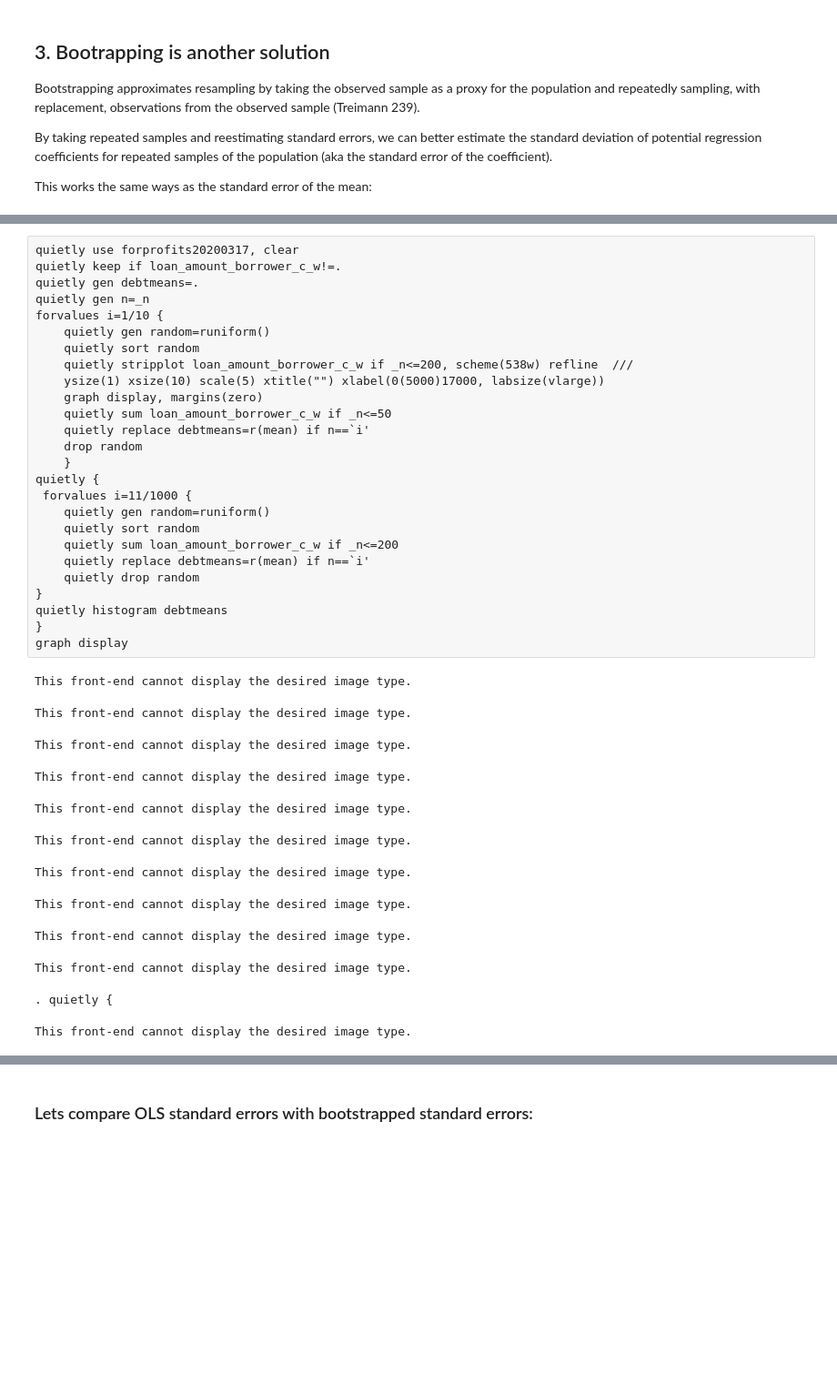
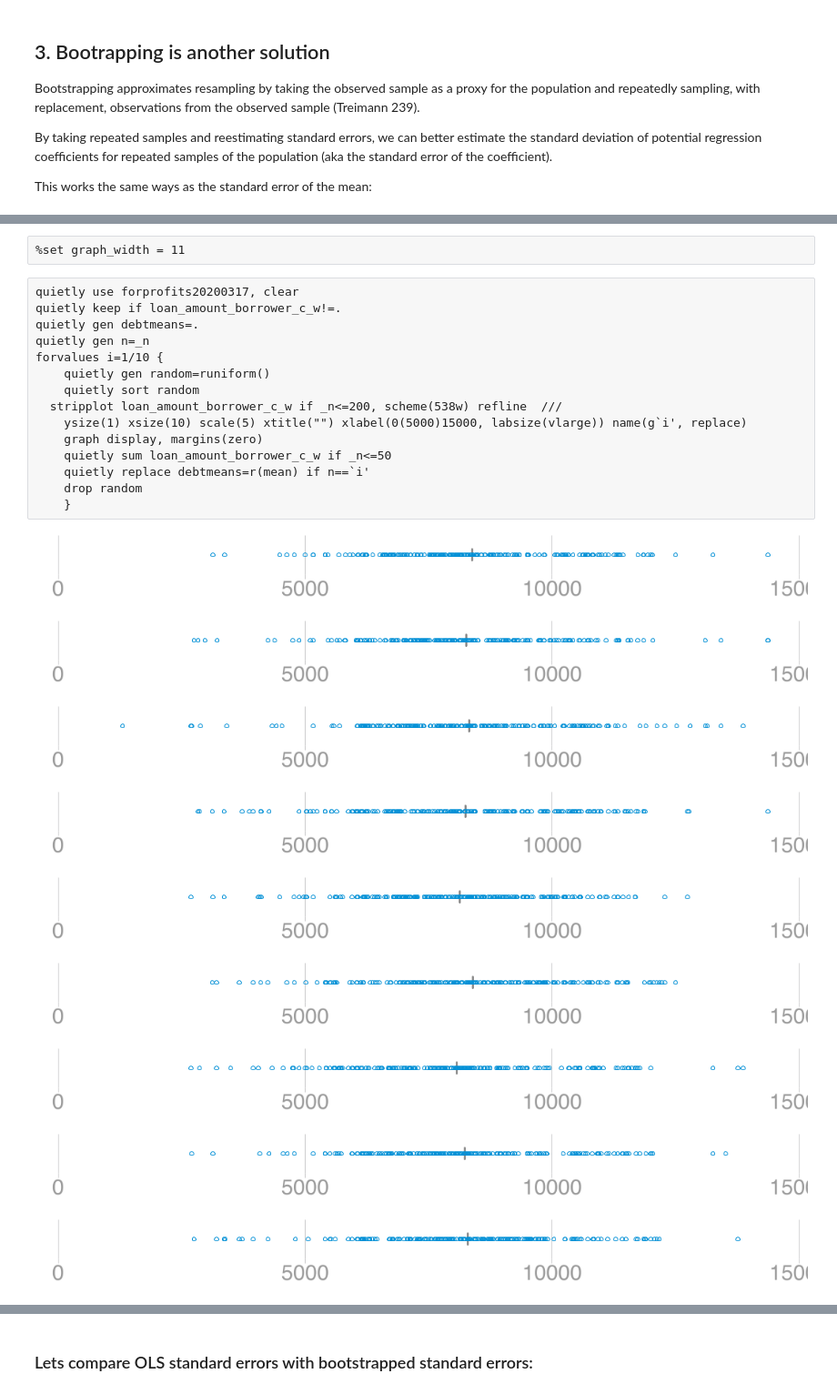
Before and after one commit to charlieeatonphd/Graduate-Statistics-and-Data-Science-for-Sociology, a Jupyter notebook: week9/w9lesson_OLSuncertainty.ipynb, the cells around one changed output, grey strips where cells are left out. Shown: that part at 91% size. Cells and saved outputs as stored; diff of their text form; blank space fills up the shorter version.

```diff
--- a/week9/w9lesson_OLSuncertainty.ipynb
+++ b/week9/w9lesson_OLSuncertainty.ipynb
@@ -100,39 +108,27 @@ all files already exist and are up to date.
+# %%
+%set graph_width = 11
 # %%
 quietly use forprofits20200317, clear
 quietly keep if loan_amount_borrower_c_w!=.
 quietly gen debtmeans=.
 quietly gen n=_n
 forvalues i=1/10 {
     quietly gen random=runiform()
     quietly sort random
-    quietly stripplot loan_amount_borrower_c_w if _n<=200, scheme(538w) refline  ///
-    ysize(1) xsize(10) scale(5) xtitle("") xlabel(0(5000)17000, labsize(vlarge))
+  stripplot loan_amount_borrower_c_w if _n<=200, scheme(538w) refline  ///
+    ysize(1) xsize(10) scale(5) xtitle("") xlabel(0(5000)15000, labsize(vlarge)) name(g`i', replace)
     graph display, margins(zero)
     quietly sum loan_amount_borrower_c_w if _n<=50
     quietly replace debtmeans=r(mean) if n==`i'
     drop random
     }
-quietly {
- forvalues i=11/1000 {
-    quietly gen random=runiform()
-    quietly sort random
-    quietly sum loan_amount_borrower_c_w if _n<=200
-    quietly replace debtmeans=r(mean) if n==`i'
-    quietly drop random
-}
-quietly histogram debtmeans
-}
-graph display
 # %% [output]
-This front-end cannot display the desired image type.
-This front-end cannot display the desired image type.
-This front-end cannot display the desired image type.
-This front-end cannot display the desired image type.
-This front-end cannot display the desired image type.
-This front-end cannot display the desired image type.
-This front-end cannot display the desired image type.
-This front-end cannot display the desired image type.
-This front-end cannot display the desired image type.
-This front-end cannot display the desired image type.
-. quietly {
-This front-end cannot display the desired image type.
+[figure, added]
+[figure, added]
+[figure, added]
+[figure, added]
+[figure, added]
+[figure, added]
+[figure, added]
+[figure, added]
+[figure, added]
```
Also changed, not shown: parts of 24 cells of this notebook.
